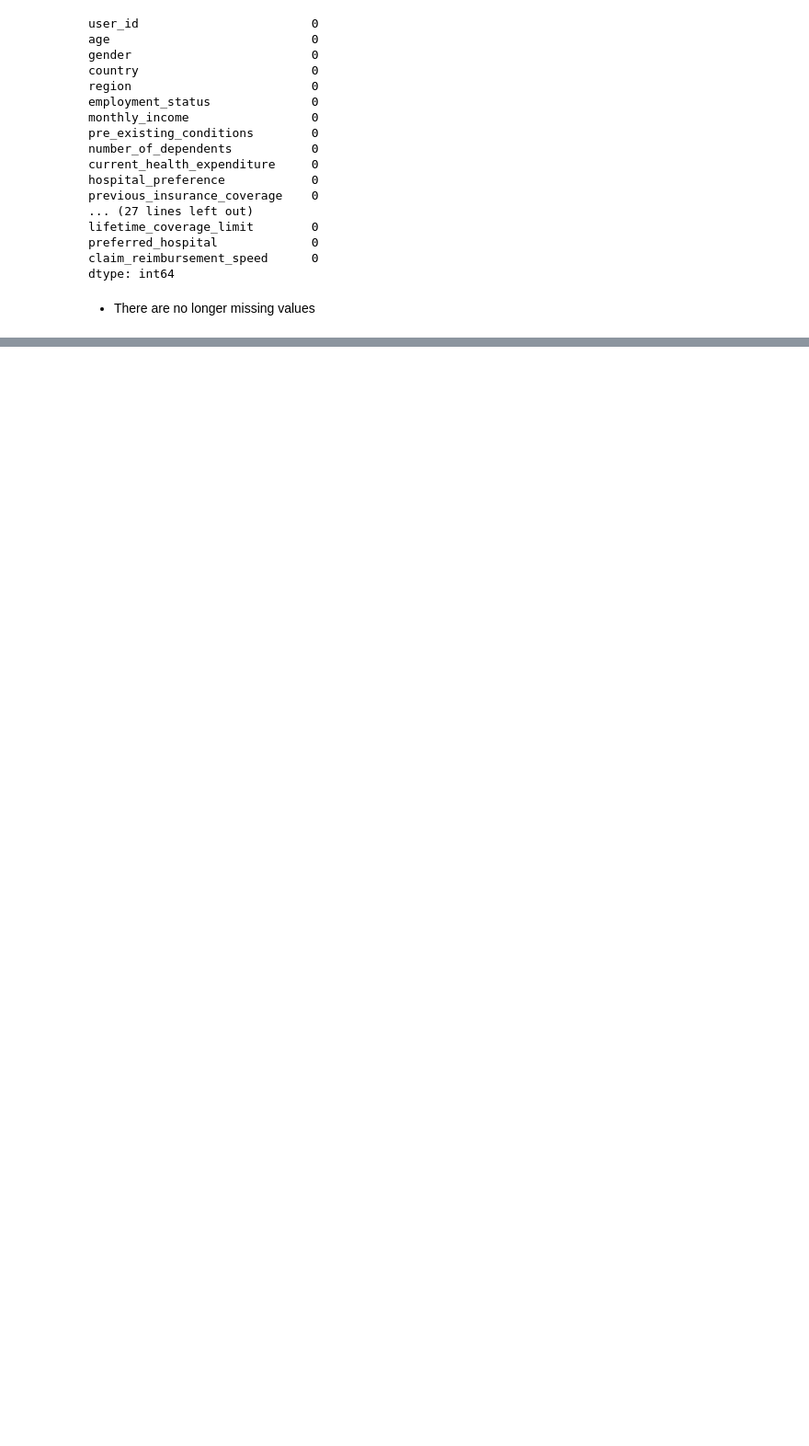
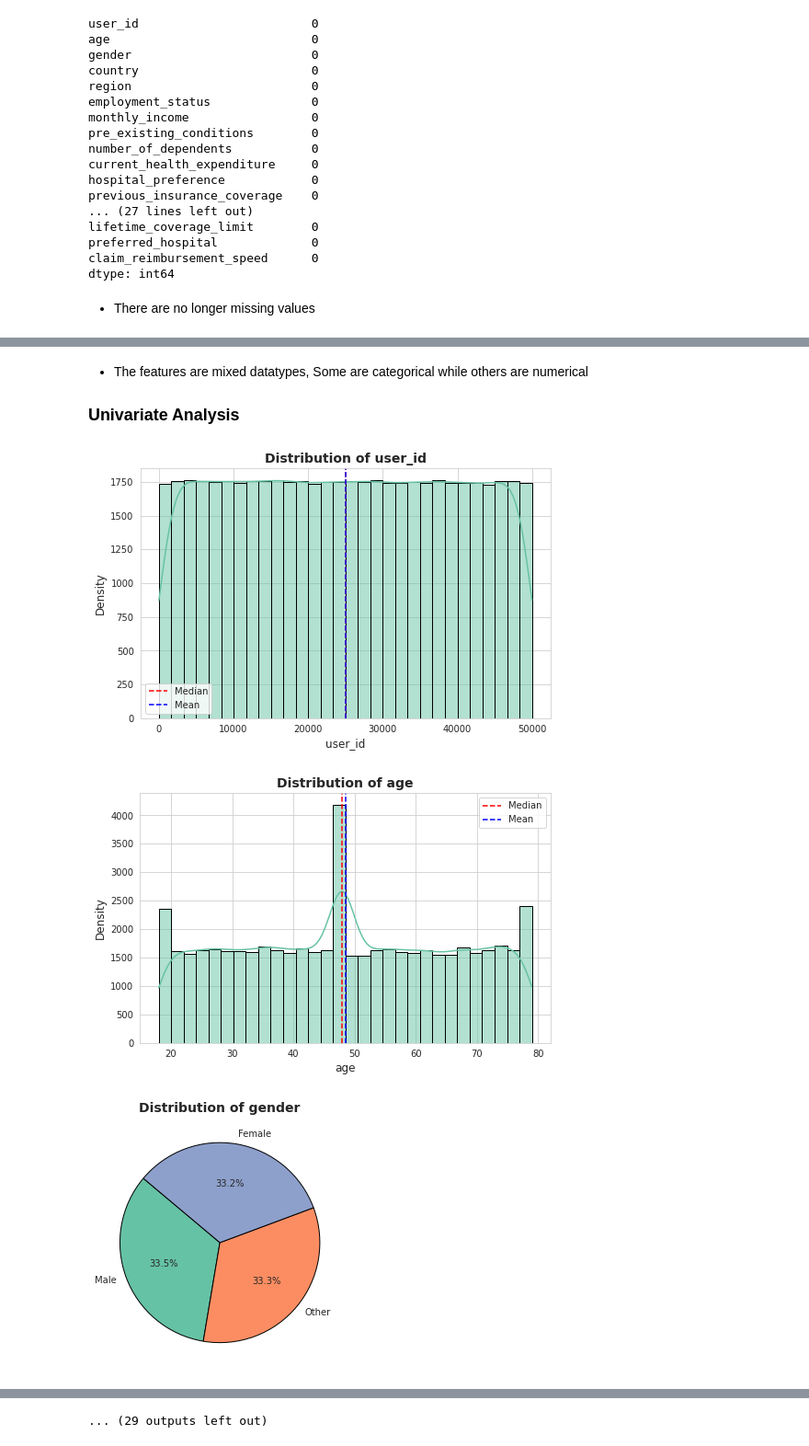
Before and after one commit to ruth-kitasi/Health-Insurance-Recommender-System, a Jupyter notebook: Notebooks/leo.ipynb, the cells around one changed output, grey strips where cells are left out. Shown at 92% size. Saved outputs shown, nothing was run; the diff lists cells and outputs as text; code cells hidden in the pictures; blank space fills up the shorter version.

Commit message:
update EDA: univariate analysis

```diff
--- a/Notebooks/leo.ipynb
+++ b/Notebooks/leo.ipynb
@@ -250,7 +270,7 @@ dtype: int64
 def remove_duplicate_columns_by_values(df):
     """
     Removes duplicate columns in a DataFrame based on identical values.
-    Prints the names of removed columns.
+    Prints the names of removed columns while preserving original data types.
 
     Parameters:
         df (pd.DataFrame): The input DataFrame.
@@ -258,14 +278,17 @@ def remove_duplicate_columns_by_values(df):
     Returns:
         pd.DataFrame: A DataFrame with duplicate columns removed.
     """
-    duplicate_cols = []
-    df_T = df.T.drop_duplicates().T  # Transpose, drop duplicates, then transpose back
+    original_dtypes = df.dtypes  # Store original data types
 
-    for col in df.columns:
-        if col not in df_T.columns:
-            duplicate_cols.append(col)
+    df_T = df.T.drop_duplicates().T  # Transpose, drop duplicate columns, then transpose back
+
+    duplicate_cols = [col for col in df.columns if col not in df_T.columns]
 
     if duplicate_cols:
         print("Removed duplicate columns based on identical values:", duplicate_cols)
 
+    # Restore original data types
+    for col in df_T.columns:
+        df_T[col] = df_T[col].astype(original_dtypes[col])
+
     return df_T
@@ -290,0 +295,2 @@ remo
+# %%
+df = remove_duplicate_columns_by_values(df)
@@ -314,0 +331,6 @@ memory usage: 16.8+ MB
+# %%
+columns = list(df.columns)
+columns.remove('recommended_plan')
+columns.append('recommended_plan')
+df = df[columns]
+df.info()
@@ -314,0 +355,4 @@ memory usage: 16.8+ MB
+# %% [markdown]
+- The features are mixed datatypes, Some are categorical while others are numerical
+
+### Univariate Analysis
@@ -314,0 +410,6 @@ memory usage: 16.8+ MB
+# %%
+univariate_analysis(df)
+# %% [output]
+[figure, added]
+[figure, added]
+[figure, added]
@@ -314,0 +425 @@ memory usage: 16.8+ MB
+... (29 outputs left out)
```
Also changed, not shown: parts of 15 cells of this notebook.
